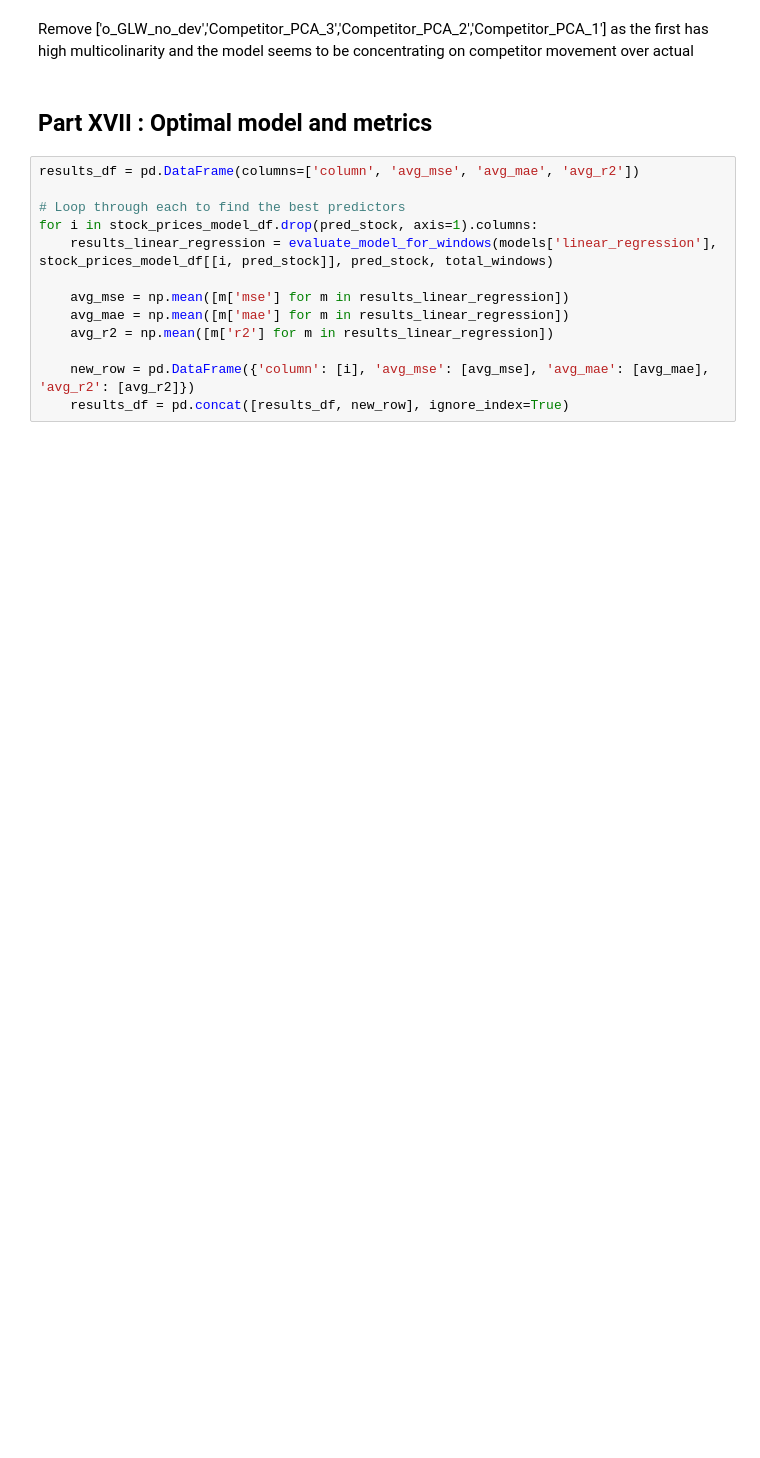
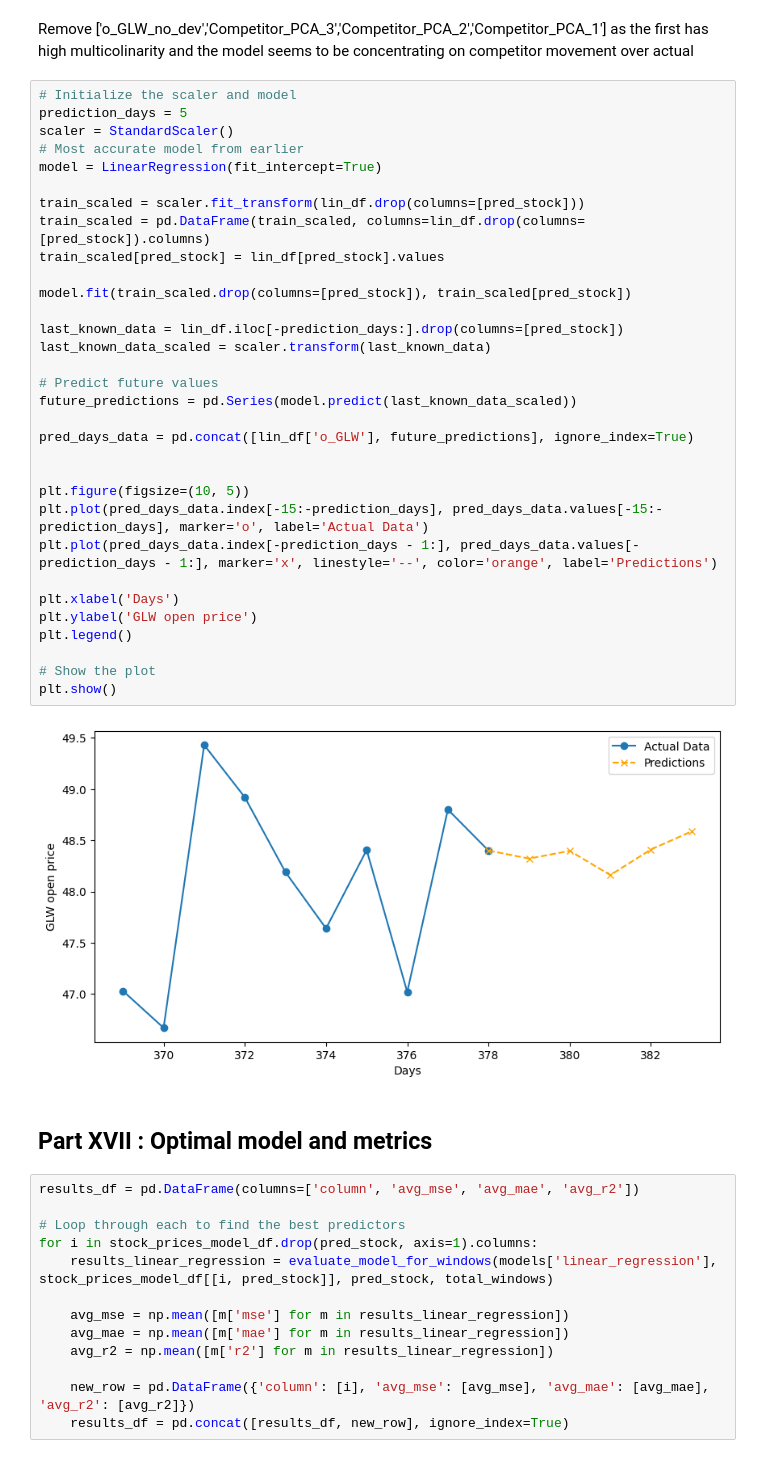
Before and after one commit to Benedictgr97/stock_prediction_v2, a Jupyter notebook: price_predictor.ipynb, the cells around one changed output. Saved outputs shown, nothing was run; the diff lists cells and outputs as text; blank space fills up the shorter version.

```diff
--- a/price_predictor.ipynb
+++ b/price_predictor.ipynb
@@ -806,5 +783,39 @@ lin_average_metrics
 # %% [markdown]
 Remove ['o_GLW_no_dev','Competitor_PCA_3','Competitor_PCA_2','Competitor_PCA_1'] as the first has high multicolinarity and the model seems to be concentrating on competitor movement over actual
+# %%
+# Initialize the scaler and model
+prediction_days = 5
+scaler = StandardScaler()
+# Most accurate model from earlier
+model = LinearRegression(fit_intercept=True)
+
+train_scaled = scaler.fit_transform(lin_df.drop(columns=[pred_stock]))
+train_scaled = pd.DataFrame(train_scaled, columns=lin_df.drop(columns=[pred_stock]).columns)
+train_scaled[pred_stock] = lin_df[pred_stock].values
+
+model.fit(train_scaled.drop(columns=[pred_stock]), train_scaled[pred_stock])
+
+last_known_data = lin_df.iloc[-prediction_days:].drop(columns=[pred_stock])
+last_known_data_scaled = scaler.transform(last_known_data)
+
+# Predict future values
+future_predictions = pd.Series(model.predict(last_known_data_scaled))
+
+pred_days_data = pd.concat([lin_df['o_GLW'], future_predictions], ignore_index=True)
+
+
+plt.figure(figsize=(10, 5))
+plt.plot(pred_days_data.index[-15:-prediction_days], pred_days_data.values[-15:-prediction_days], marker='o', label='Actual Data')
+plt.plot(pred_days_data.index[-prediction_days - 1:], pred_days_data.values[-prediction_days - 1:], marker='x', linestyle='--', color='orange', label='Predictions')
+
+plt.xlabel('Days')
+plt.ylabel('GLW open price')
+plt.legend()
+
+# Show the plot
+plt.show()
+# %% [output]
+[figure, added]
 # %% [markdown]
 ## <a class="anchor" id="omm">Part XVII : Optimal model and metrics</a>
 # %%
```
Also changed, not shown: parts of 11 cells of this notebook.
